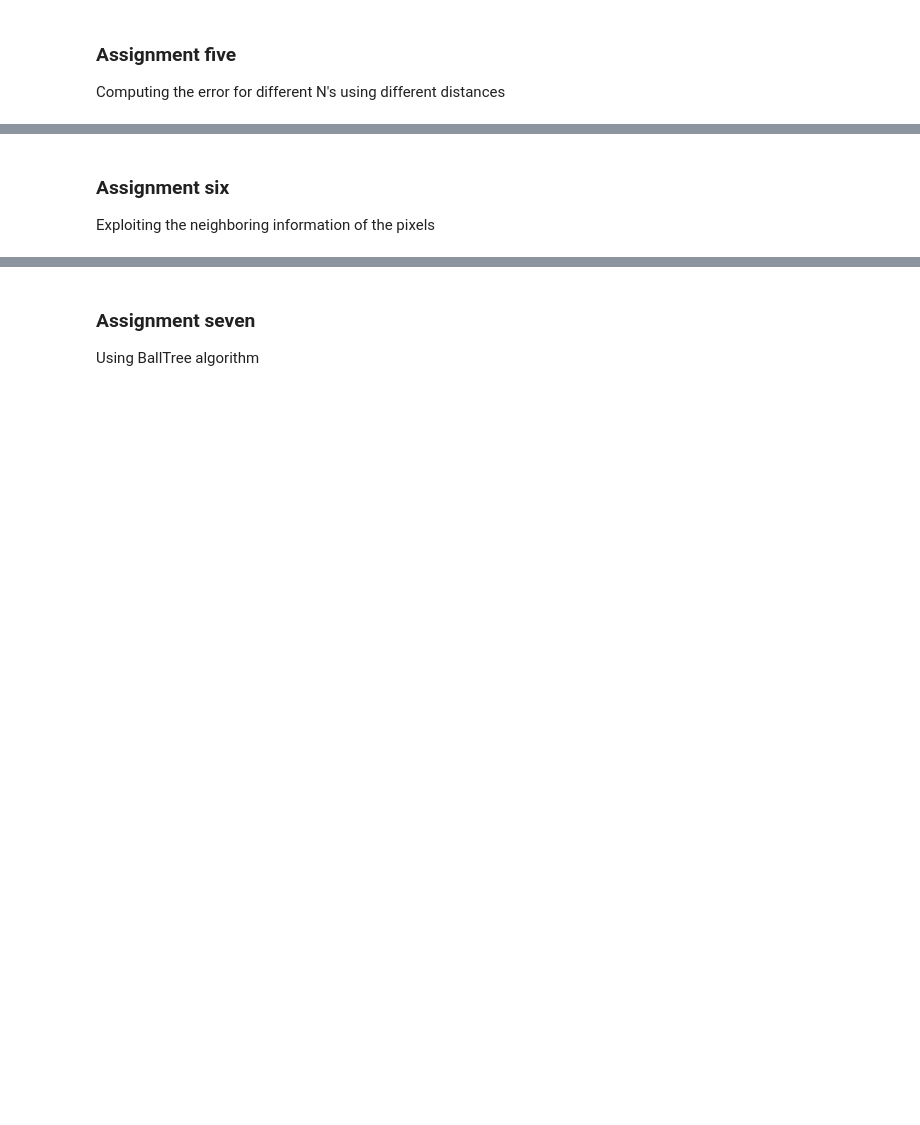
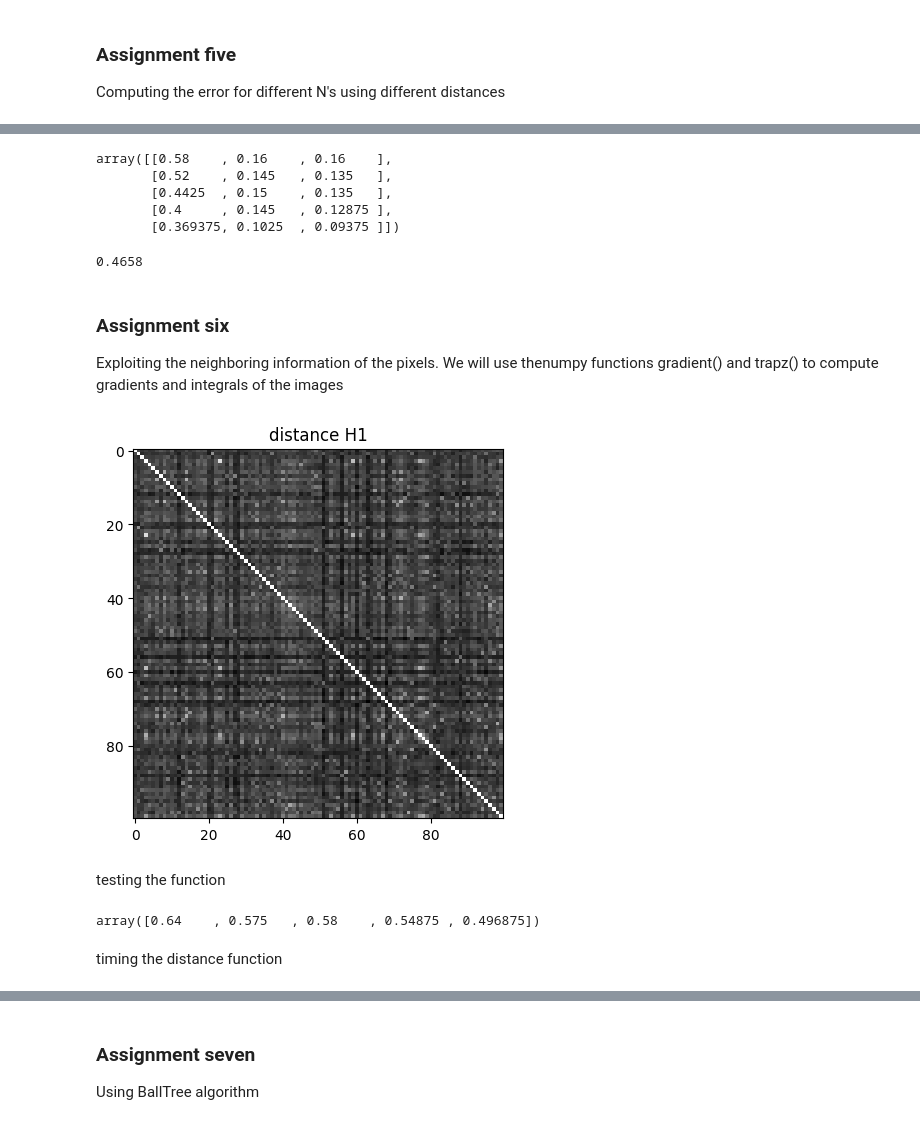
Before and after one commit to TommasoTarchi/NumericalAnalysis-FinalProject, a Jupyter notebook: script.ipynb, the cells around one changed output, grey strips where cells are left out. Drawn from its saved outputs; the diff is of its cells as text; code cells hidden in the pictures; blank space fills up the shorter version.

```diff
--- a/script.ipynb
+++ b/script.ipynb
@@ -80,18 +105,17 @@ def dist_2(a, b):
 ### Assignment two
 Computing distance among first N elements of the train dataset
 # %%
-# MISURANDO IL TEMPO IMPIEGATO DALLA STESSA FUNZIONE METTENDO DA SUBITO D[i,i]=0 SI VEDE CHE
-# LE DUE VERSIONI SONO PRATICAMENTE IDENTICHE (ANZI FORSE QUESTA È LEGGERMENTE MEGLIO)
-
 def dist_mat(N, dist):
 
     # initializing matrix of distances
     D = np.empty((N, N))
+
     for i in range(N):
-        # computing distances
-        D[i, i:N] = np.array([dist(x_train[i], x_train[j]) for j in range(i, N)])
-        # copying the already computed ones
+        # computing only the non trivial distances
+        D[i, i] = 0
+        D[i, i+1:N] = np.array([dist(x_train[i], x_train[j]) for j in range(i+1, N)])
         D[i+1:N, i] = D[i, i+1:N]
+
     return D
 # %%
 # displaying some results (saved in CSV file)
@@ -184,3 +237,19 @@ array([[0.72    , 0.61    , 0.62    ],
+# %%
+display(error)
+# %% [output]
+array([[0.58    , 0.16    , 0.16    ],
+       [0.52    , 0.145   , 0.135   ],
+       [0.4425  , 0.15    , 0.135   ],
+       [0.4     , 0.145   , 0.12875 ],
+       [0.369375, 0.1025  , 0.09375 ]])
+# %%
+# NON VA BENE PER NULLA
+
+DDD = dist_mat(10000, dist_1)
+eee = comp_error(DDD)
+print(eee)
+# %% [output]
+0.4658
 # %% [markdown]
 ### Assignment six
-Exploiting the neighboring information of the pixels
+Exploiting the neighboring information of the pixels. We will use thenumpy functions gradient() and trapz() to compute gradients and integrals of the images
@@ -195,0 +256,35 @@ Exploiting the neighboring information of the pixels
+# %%
+dim = x_train[0].shape[0]
+dim2 = dim**2
+
+def dist_H1(a, b):
+
+    # needed in the BallTree algorithm (since we must pass to it 1D arrays)
+    if a.shape[0] == dim2:
+        a = a.reshape((dim, dim))
+    if b.shape[0] == dim2:
+        b = b.reshape((dim, dim))
+
+    # integrals
+    a_int = np.trapz(np.trapz(a))
+    b_int = np.trapz(np.trapz(b))
+    # normalized functions
+    a_norm = a / a_int
+    b_norm = b / b_int
+    # squared gradient
+    grad = np.gradient(a-b)
+    grad_2 = np.fabs(grad[0]**2 + grad[1]**2)
+    # final integral
+    integral = np.trapz(np.trapz(grad_2 + (a-b)**2))
+
+    return math.sqrt(integral)
+# %%
+# displaying some results
+
+DH1 = dist_mat(100, dist_H1)
+plt.imshow(DH1, cmap='gray_r')
+_ = plt.title('distance H1')
+# %% [output]
+[figure, added]
+# %% [markdown]
+testing the function
@@ -195,0 +298,6 @@ Exploiting the neighboring information of the pixels
+# %%
+display(error_H1)
+# %% [output]
+array([0.64    , 0.575   , 0.58    , 0.54875 , 0.496875])
+# %% [markdown]
+timing the distance function
```
Also changed, not shown: parts of 33 cells of this notebook.
